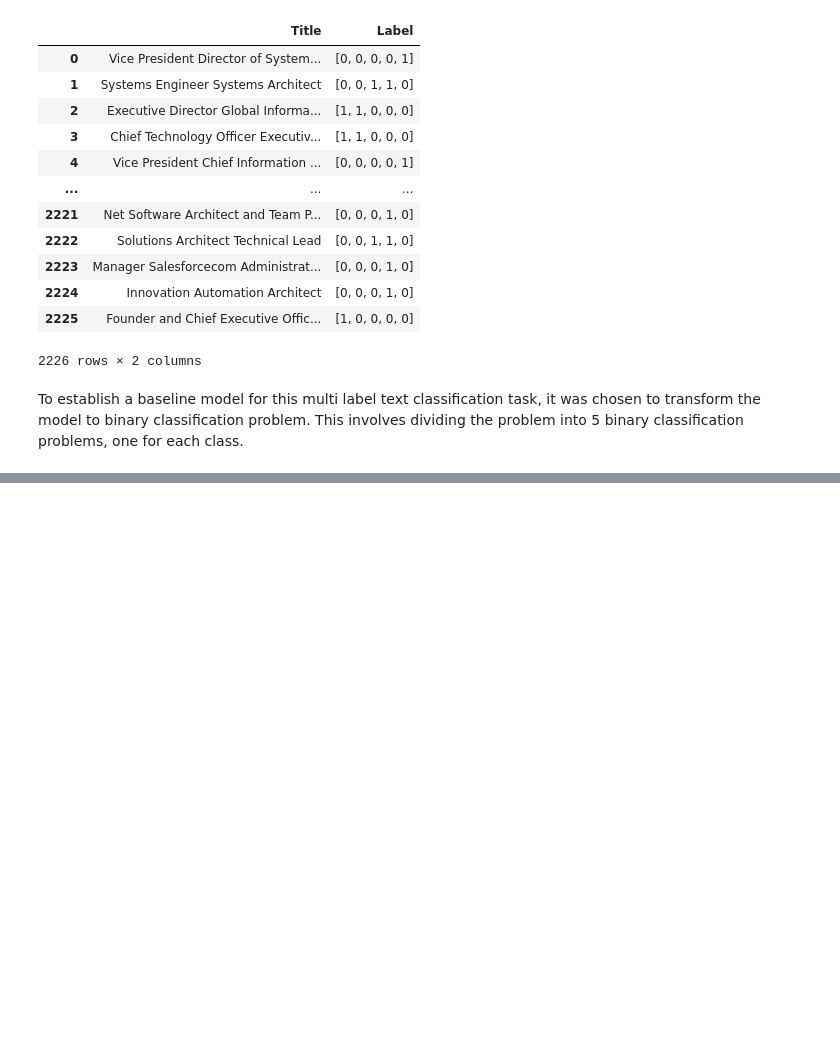
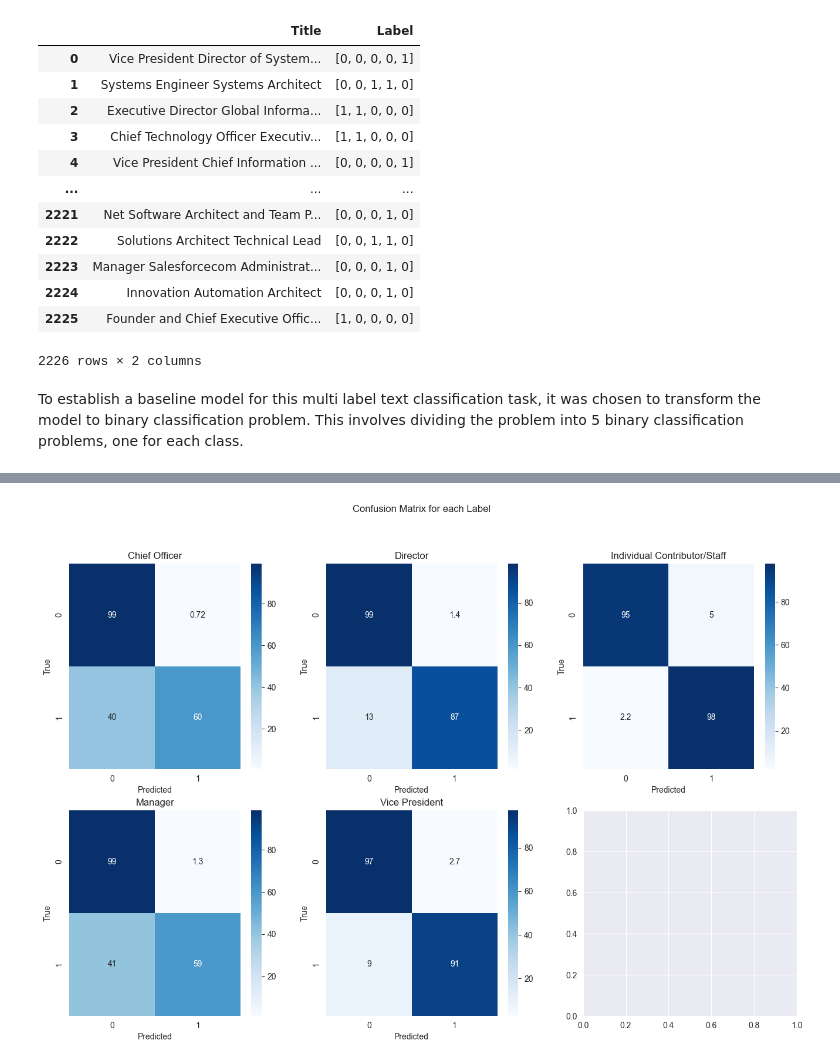
Before and after one commit to anyaachan/JobTitleClassification, a Jupyter notebook: notebooks/model_baseline.ipynb, the cells around one changed output, grey strips where cells are left out. Drawn from its saved outputs; the diff is of its cells as text; code cells hidden in the pictures; blank space fills up the shorter version.

```diff
--- a/notebooks/model_baseline.ipynb
+++ b/notebooks/model_baseline.ipynb
@@ -59,16 +68,18 @@ def remove_stopwords(text):
     return filtered_text
 
 job_level_data["Title"] = job_level_data["Title"].apply(remove_stopwords)
+# %%
+job_level_data["Label"] = job_level_data["Label"].apply(eval)
 # %%
 X_train, X_test, y_train, y_test = train_test_split(
     job_level_data['Title'],
-    job_level_data['Label'],
+    pd.DataFrame(job_level_data['Label'].to_list(), columns=classes_labels),
     test_size=0.2,
     random_state=RANDOM_SEED,
     shuffle=True
 )
 # %%
-tfidf = TfidfVectorizer(ngram_range=(2,2))
+tfidf = TfidfVectorizer(ngram_range=(1,2))
 X_train = tfidf.fit_transform(X_train)
 X_test = tfidf.transform(X_test)
 
@@ -79,2 +88,12 @@ X_test = pd.DataFrame(X_test.toarray(), columns=tfidf.get_feature_names_out())
 # %%
-log_reg_model = LogisticRegression(max_iter=1000)
+rf = RandomForestClassifier(n_estimators=200, random_state=42)
+clf = MultiOutputClassifier(rf)
+clf.fit(X_train, y_train)
+
+y_pred = clf.predict(X_test)
+
+hamming = hamming_loss(y_test, y_pred)
+f1 = f1_score(y_test, y_pred, average='micro')
+
+print(f'Hamming Loss: {hamming:.5f}')
+print(f'F1 Score (micro): {f1:.5f}')
@@ -80,0 +103,19 @@ log_reg_model = LogisticRegression(max_iter=1000)
+# %%
+cm = multilabel_confusion_matrix(y_test.values.tolist(), y_pred.tolist())
+
+f, axes = plt.subplots(2, 3, figsize=(16, 10))
+f.suptitle("Confusion Matrix for each Label")
+
+for i, matrix in enumerate(cm):
+    with np.errstate(invalid='ignore'):
+        normalized_matrix = matrix.astype('float') / matrix.sum(axis=1)[:, np.newaxis] * 100
+        normalized_matrix[np.isnan(normalized_matrix)] = 0
+    ax = axes[i//3, i % 3]
+    sns.heatmap(normalized_matrix, annot=True, cmap='Blues', ax = ax)
+    ax.set_xlabel('Predicted')
+    ax.set_ylabel('True')
+    ax.set_title(classes_labels[i])
+""
+plt.show()
+# %% [output]
+[figure, added]
```
Also changed, not shown: parts of 3 cells of this notebook.
